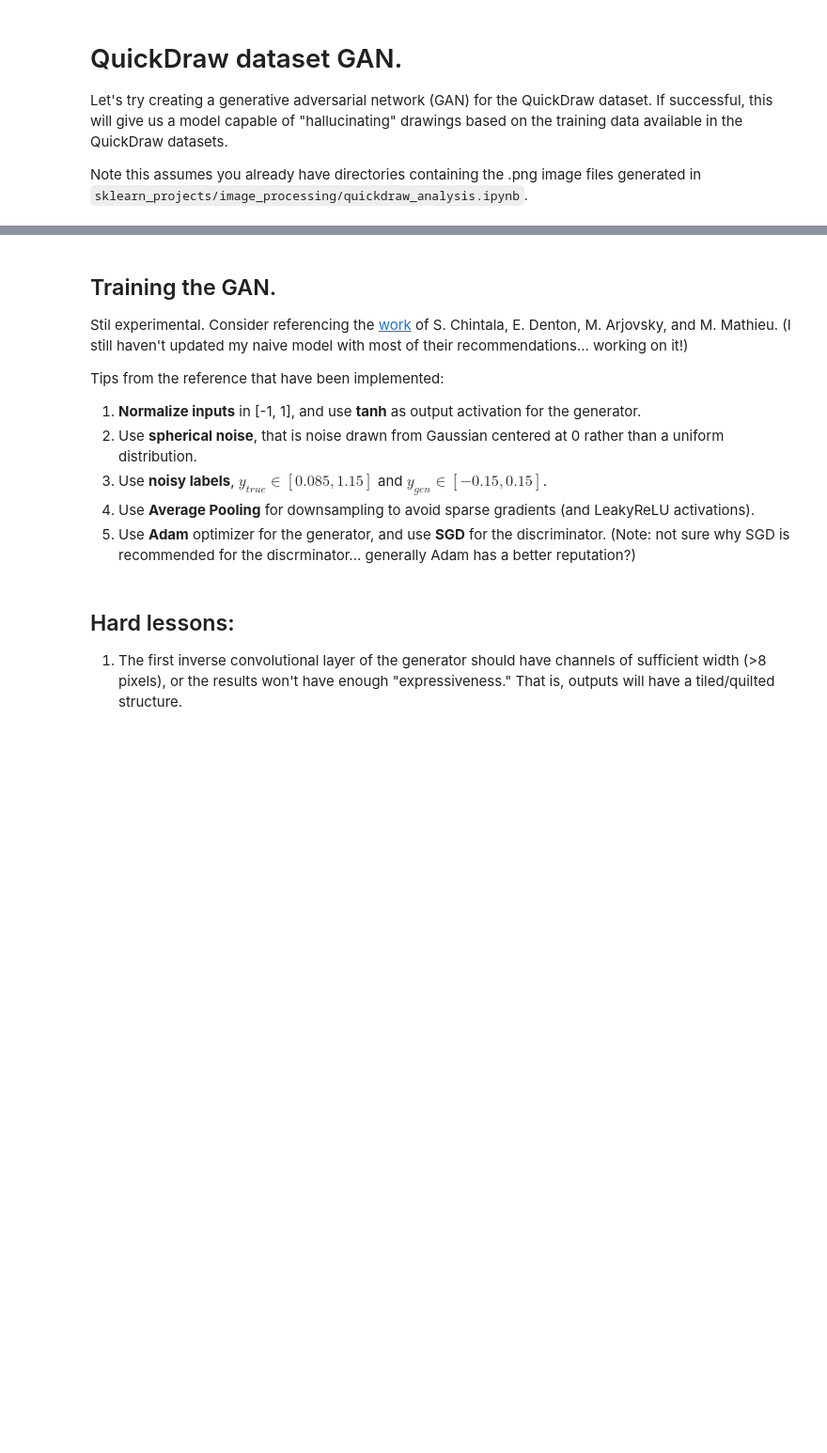
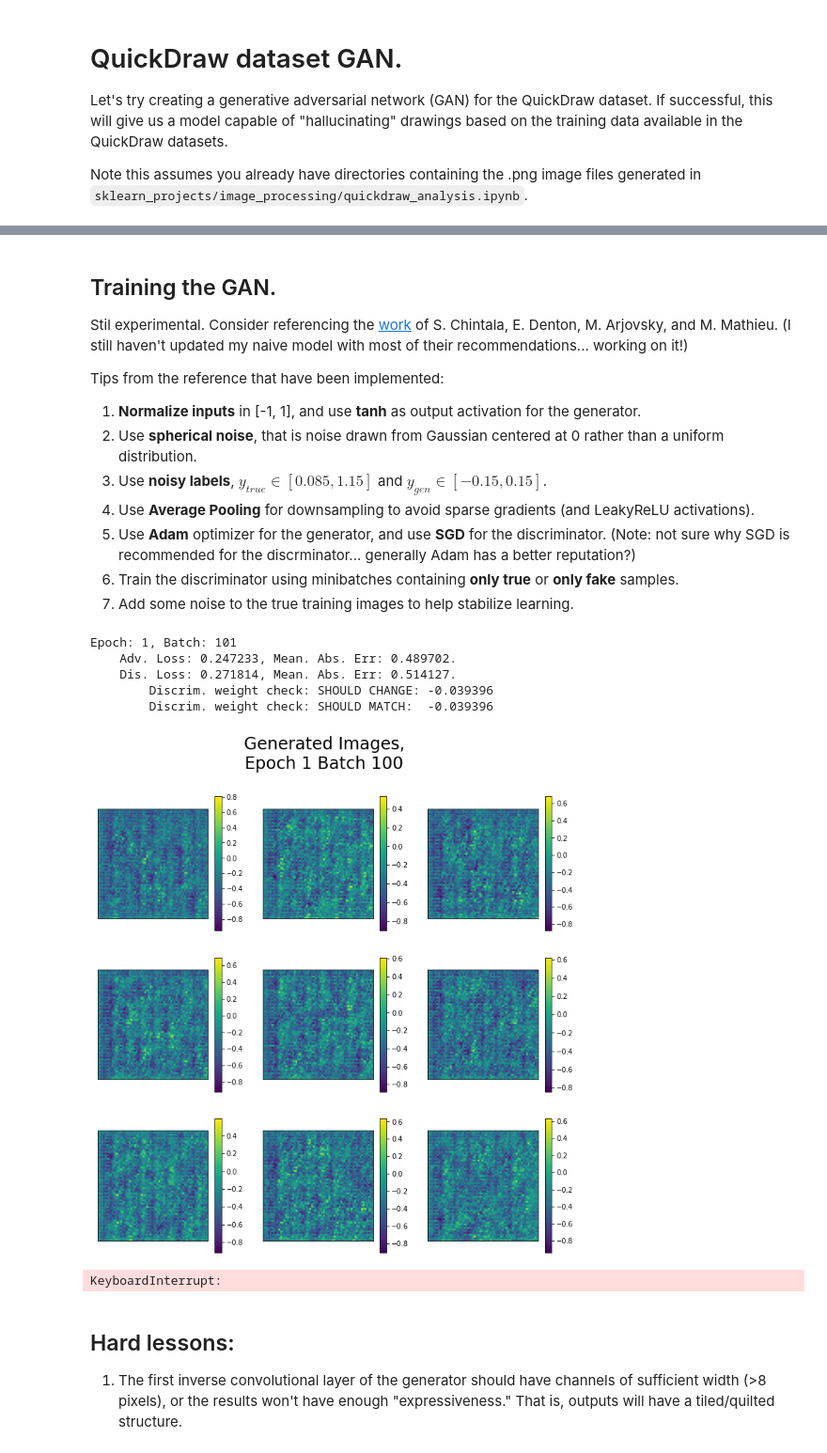
Before and after one commit to apdachowicz/test-projects, a Jupyter notebook: sklearn_projects/image_processing/quickdraw_gan.ipynb, the cells around one changed output, grey strips where cells are left out. Shown at 94% size. Saved outputs shown, nothing was run; the diff lists cells and outputs as text; code cells hidden in the pictures; blank space fills up the shorter version.

Commit message:
updates to gan and image importing

```diff
--- a/sklearn_projects/image_processing/quickdraw_gan.ipynb
+++ b/sklearn_projects/image_processing/quickdraw_gan.ipynb
@@ -135,7 +145,7 @@ for dataset_index, dataset in enumerate([train_dataset, val_dataset]):
 # discriminator inputs
 dropout_prob = 0.5
 padding = 'same'
-leakyrelu_alpha = -1./5.5
+leakyrelu_alpha = 0.3
 ######################
 
 # define the discriminator network
@@ -220,7 +248,7 @@ discriminator.summary()
 # %%
 ######################
 # generator inputs
-gen_input_shape = (120,)
+gen_input_shape = (140,)
 padding = 'same'
 batchnorm_momentum = 0.8
 initial_depth = 50
@@ -374,6 +433,8 @@ Tips from the reference that have been implemented:
 4. Use **Average Pooling** for downsampling to avoid sparse gradients (and LeakyReLU activations).
 5. Use **Adam** optimizer for the generator, and use **SGD** for the discriminator. (Note: not sure why
  SGD is recommended for the discrminator... generally Adam has a better reputation?)
+6. Train the discriminator using minibatches containing **only true** or **only fake** samples.
+7. Add some noise to the true training images to help stabilize learning.
 # %%
 # train the GAN!
 # TODO: implement training
@@ -381,7 +442,7 @@ Tips from the reference that have been implemented:
 ##############
 # inputs
 train_steps = 100
-batch_lim = 200
+batch_lim = 800
 ##############
 
 adv_losses = []
@@ -403,6 +464,9 @@ for step in range(train_steps):
         noise = np.random.normal(0., 1., size=[batch_size,
                                                gen_input_shape[0]])
         true_images = batch[0,:,:,:,:]
+        # add noise to help stabilize training (as recommended)
+        img_noise = np.random.normal(0, 0.25, size=true_images.shape)
+        true_images = true_images + img_noise
 
         # gen. fake images
         fake_images = generator.predict(noise)
@@ -416,37 +480,49 @@ for step in range(train_steps):
             print(y)
 
         # train discriminator
-        discrim_loss = discriminator.train_on_batch(x, y)
+
+        # train on real
+        discrim_loss = discriminator.train_on_batch(x[:batch_size], y[:batch_size])
         # dis_losses += [discrim_loss]
+        # train on fake
+        discrim_loss = discriminator.train_on_batch(x[batch_size:], y[batch_size:])
 
         # get adversarial data (generated only)
         noise = np.random.normal(0., 1., size=[batch_size,
                                                gen_input_shape[0]])
         # y = np.ones([batch_size, 1])
         y = np.random.uniform(0.85,1.15, size=[batch_size, 1])  # noisy labels, 1 = true (trying to fool discrim)
         if batch_count == 1:
             print(y)
 
         # train adversarial (generator and discriminator)
         adv_loss = adversarial.train_on_batch(noise, y)
         # adv_losses += [adv_loss]
         # if step%5 == 0:
         if batch_count%10 == 0:
             clear_output(wait=True)
             print('Epoch: {}, Batch: {}'.format(step+1, batch_count+1))
             print('    Adv. Loss: {:.6f}, Mean. Abs. Err: {:.6f}.'.format(adv_loss[0], adv_loss[2]))
             print('    Dis. Loss: {:.6f}, Mean. Abs. Err: {:.6f}.'.format(discrim_loss[0], discrim_loss[2]))
             print('        Discrim. weight check: SHOULD CHANGE: {:.6f}'.format(discriminator.layers[1].get_weights()[0][0,0,0,0]))
             print('        Discrim. weight check: SHOULD MATCH:  {:.6f}'.format(np.array(adversarial.layers[1].get_weights()[0])[0,0,0,0]))
             plt.figure(10,
                        figsize=(12, 12))
             viz_images = generator.predict(viz_noise)
             for viz_image in range(viz_images.shape[0]):
                 plt.subplot(3, 3, viz_image + 1)
                 plt.imshow(viz_images[viz_image,:,:,0])
                 plt.xticks([])
                 plt.yticks([])
                 plt.colorbar()
             plt.suptitle('Generated Images,\nEpoch {} Batch {}'.format(epoch, batch_count),
                          fontsize=24)
             plt.show()
+# %% [output]
+Epoch: 1, Batch: 101
+    Adv. Loss: 0.247233, Mean. Abs. Err: 0.489702.
+    Dis. Loss: 0.271814, Mean. Abs. Err: 0.514127.
+        Discrim. weight check: SHOULD CHANGE: -0.039396
+        Discrim. weight check: SHOULD MATCH:  -0.039396
+[figure, added]
+KeyboardInterrupt:
```
Also changed, not shown: parts of 9 cells of this notebook, 2 other files.
